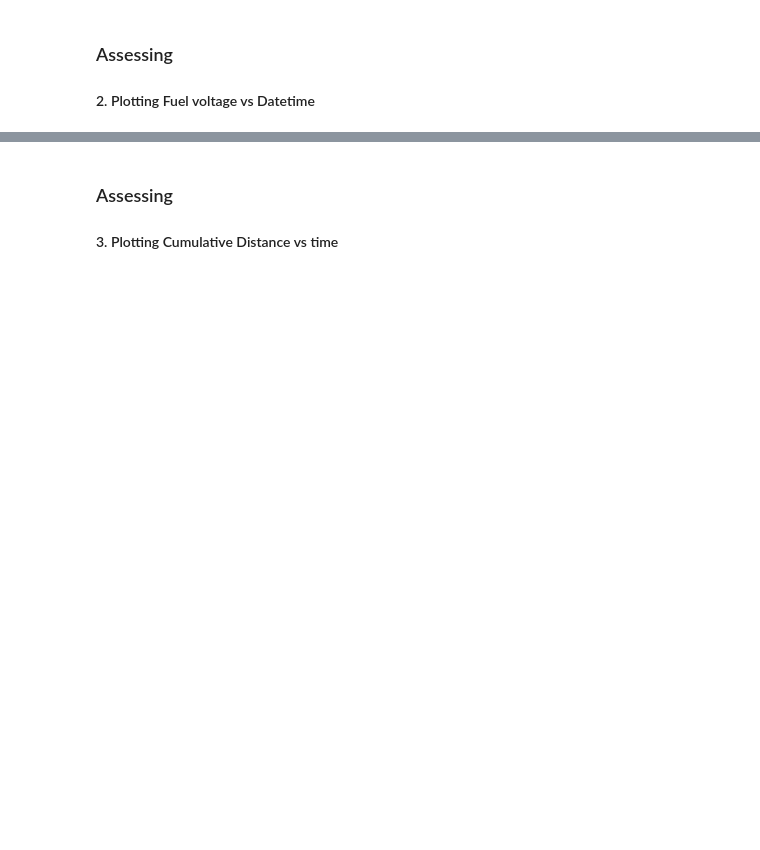
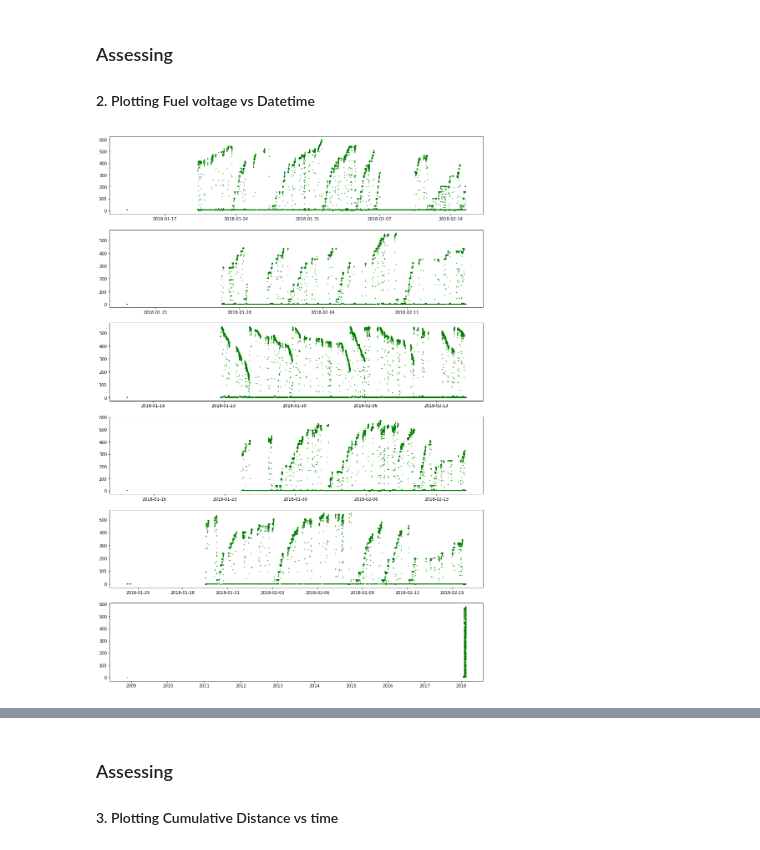
Before and after one commit to manjeet87/Signal_Analysis_UsingPython, a Jupyter notebook: Loconav/Fuel Data Analysis- F2.ipynb, the cells around one changed output, grey strips where cells are left out. Cells and saved outputs as stored; diff of their text form; code cells hidden in the pictures; blank space fills up the shorter version.

```diff
--- a/Loconav/Fuel Data Analysis- F2.ipynb
+++ b/Loconav/Fuel Data Analysis- F2.ipynb
@@ -81,23 +67,25 @@ plt.plot(df6.index, df6.datetime, 'g.', markersize = 1, linewidth = 1);
 # %%
 plt.rcParams['figure.figsize'] = [16,24]
 plt.subplot(6,1,1)
 plt.plot(df1.datetime, df1.fuelVoltage, 'g.', markersize = 2, linewidth = 1);
 
 plt.subplot(6,1,2)
 plt.plot( df2.datetime, df2.fuelVoltage, 'g.', markersize = 2, linewidth = 1);
 
 plt.subplot(6,1,3)
 plt.plot(df3.datetime, df3.fuelVoltage, 'g.', markersize = 2, linewidth = 1);
 
 plt.subplot(6,1,4)
 plt.plot(df4.datetime, df4.fuelVoltage, 'g.', markersize = 2, linewidth = 1);
 
 plt.subplot(6,1,5)
 plt.plot(df5.datetime, df5.fuelVoltage, 'g.', markersize = 2, linewidth = 1);
 
 plt.subplot(6,1,6)
 plt.plot(df6.datetime, df6.fuelVoltage, 'g.', markersize = 2, linewidth = 1);
-plt.xlim(datetime.datetime(2018,1,27,2,0), datetime.datetime(2018,2,15,6,55));
+#plt.xlim(datetime.datetime(2018,1,27,2,0), datetime.datetime(2018,2,15,6,55));
+# %% [output]
+[figure, added]
 # %%
 df = df1.copy()
 df.fuelVoltage = df.fuelVoltage.max() - df.fuelVoltage
```
Also changed, not shown: parts of 19 cells of this notebook, 1 other file.
